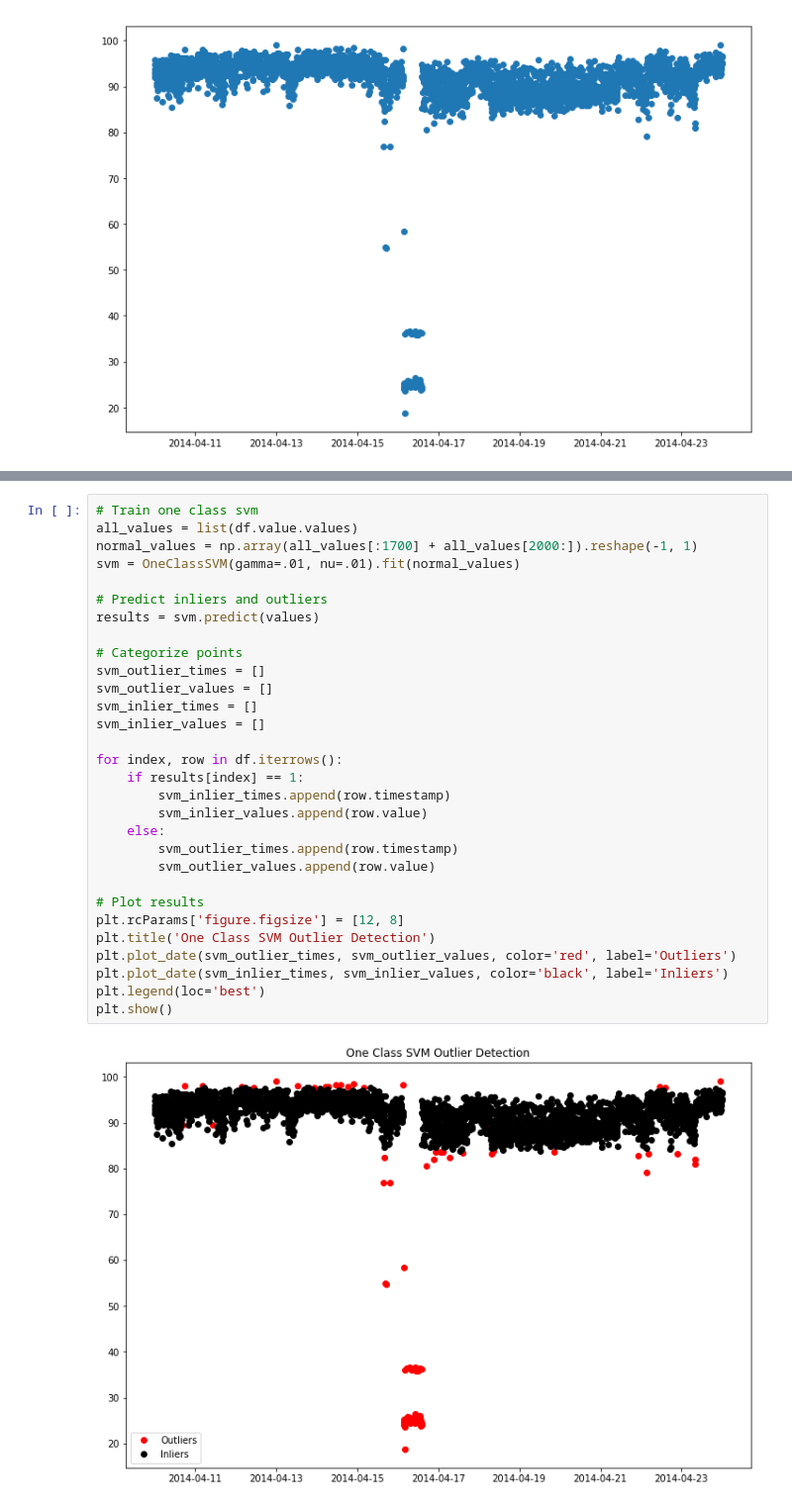
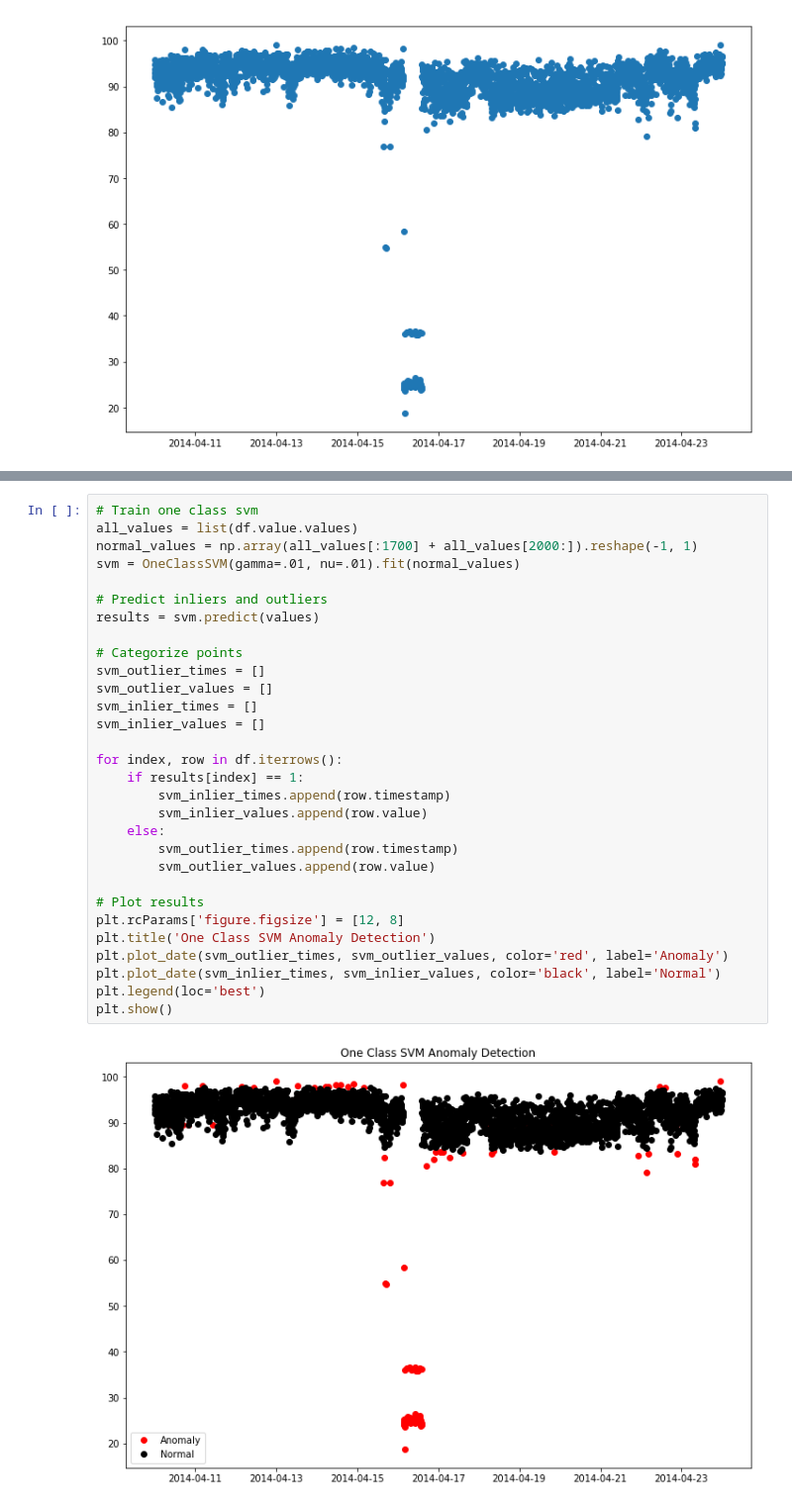
Before and after one commit to mt3443/anomaly-detection, a Jupyter notebook: anomaly-detection.ipynb, the cells around one changed output, grey strips where cells are left out. Shown at 99% size. Saved outputs shown, nothing was run; the diff lists cells and outputs as text.

```diff
--- a/anomaly-detection.ipynb
+++ b/anomaly-detection.ipynb
@@ -112,32 +117,32 @@ plt.show()
 # %%
 # Train one class svm
 all_values = list(df.value.values)
 normal_values = np.array(all_values[:1700] + all_values[2000:]).reshape(-1, 1)
 svm = OneClassSVM(gamma=.01, nu=.01).fit(normal_values)
 
 # Predict inliers and outliers
 results = svm.predict(values)
 
 # Categorize points
 svm_outlier_times = []
 svm_outlier_values = []
 svm_inlier_times = []
 svm_inlier_values = []
 
 for index, row in df.iterrows():
     if results[index] == 1:
         svm_inlier_times.append(row.timestamp)
         svm_inlier_values.append(row.value)
     else:
         svm_outlier_times.append(row.timestamp)
         svm_outlier_values.append(row.value)
 
 # Plot results
 plt.rcParams['figure.figsize'] = [12, 8]
-plt.title('One Class SVM Outlier Detection')
-plt.plot_date(svm_outlier_times, svm_outlier_values, color='red', label='Outliers')
-plt.plot_date(svm_inlier_times, svm_inlier_values, color='black', label='Inliers')
+plt.title('One Class SVM Anomaly Detection')
+plt.plot_date(svm_outlier_times, svm_outlier_values, color='red', label='Anomaly')
+plt.plot_date(svm_inlier_times, svm_inlier_values, color='black', label='Normal')
 plt.legend(loc='best')
 plt.show()
 # %% [output]
-[figure, old version]
+[figure, new version]
```
Also changed, not shown: parts of 13 cells of this notebook.
